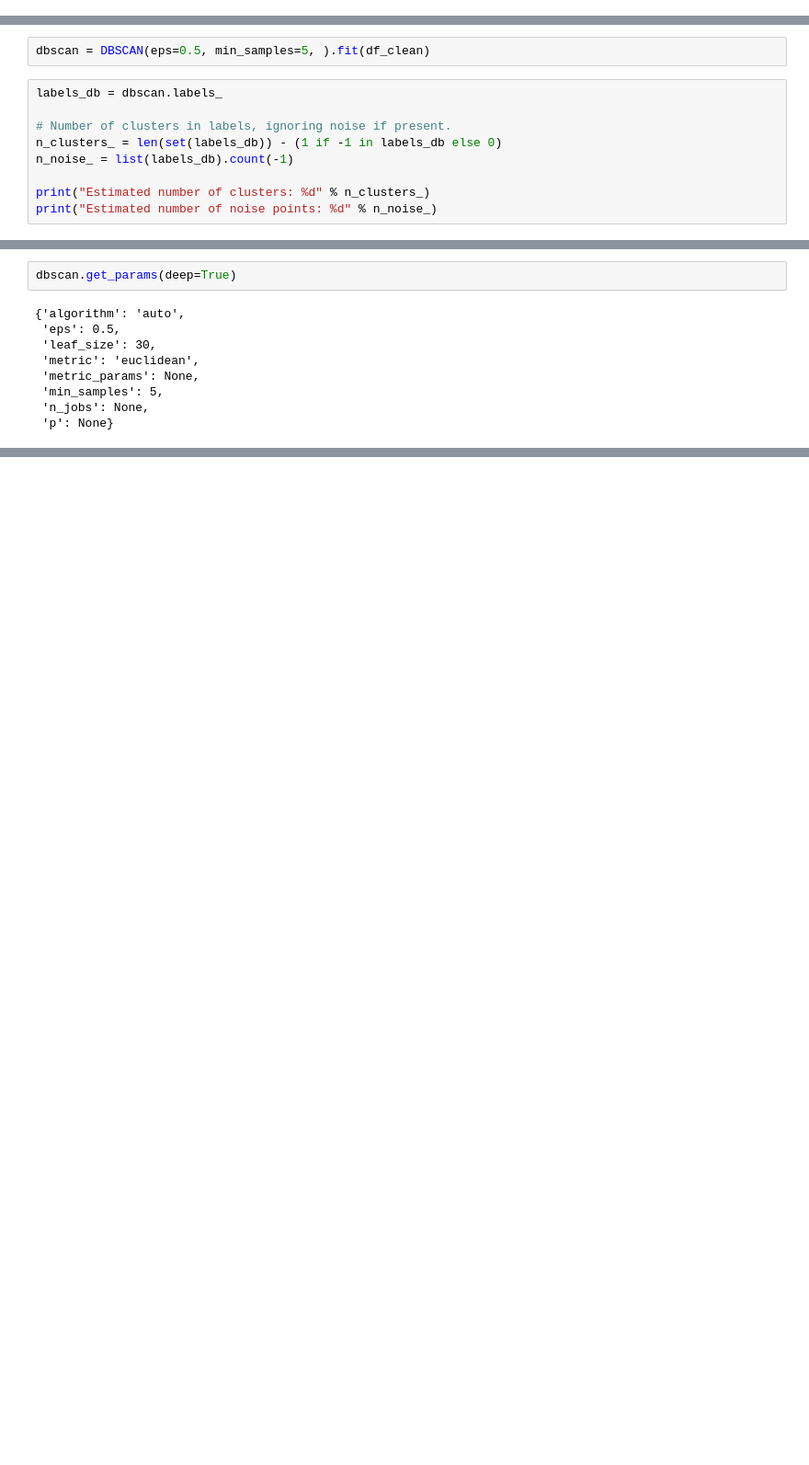
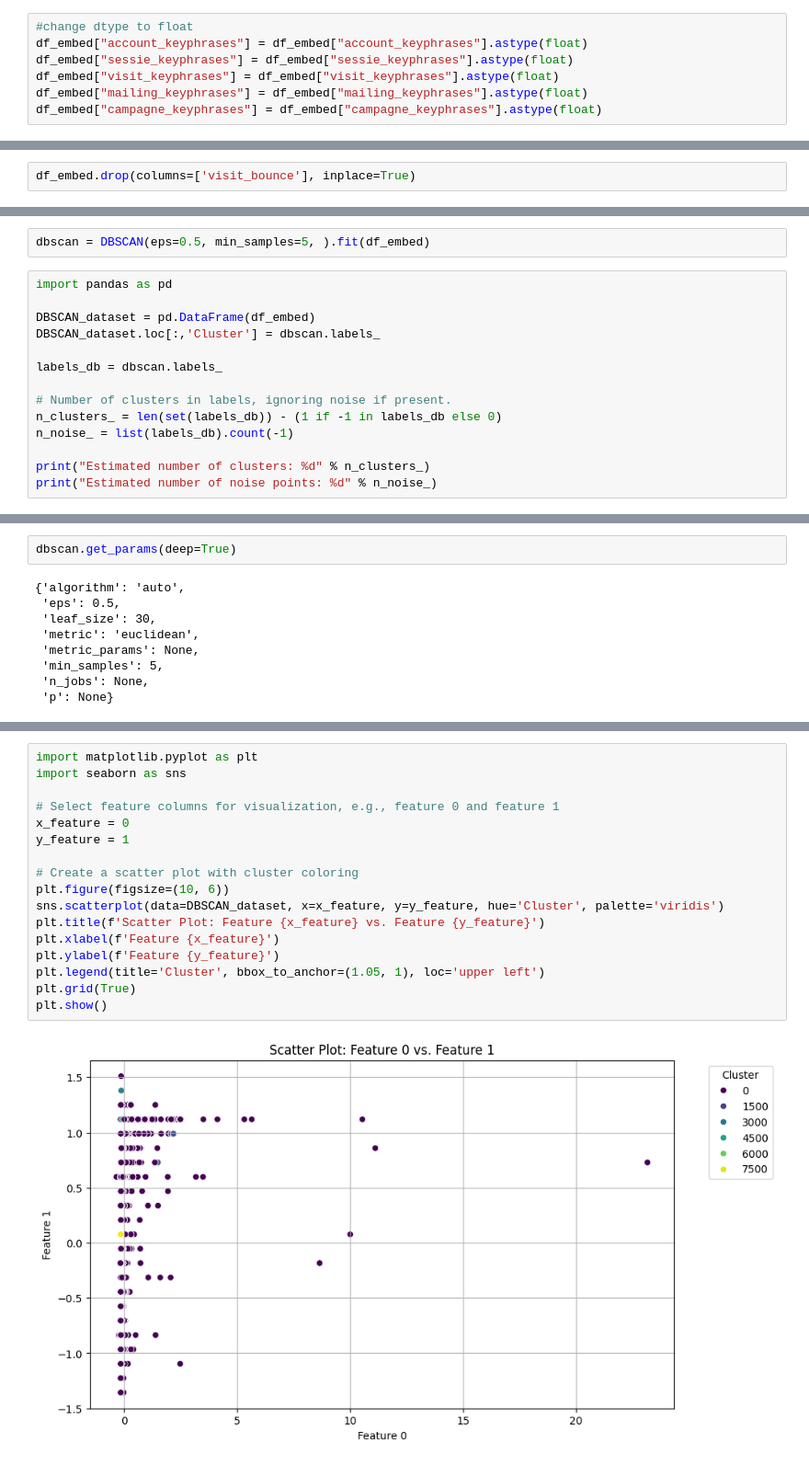
Before and after one commit to Floris-Buyse-FB/Data-Engineering-Project-2, a Jupyter notebook: scripts/AA_REC_SYSTEM_UNSUPERVISED copy.ipynb, the cells around one changed output, grey strips where cells are left out. Shown at 92% size. Saved outputs shown, nothing was run; the diff lists cells and outputs as text; blank space fills up the shorter version.

Commit message:
dbscan not good yet

```diff
--- a/scripts/AA_REC_SYSTEM_UNSUPERVISED copy.ipynb
+++ b/scripts/AA_REC_SYSTEM_UNSUPERVISED copy.ipynb
@@ -224,0 +229,7 @@ df_embed.to_csv('../data_clean/rec_system_embedded.csv', index=False)
+# %%
+#change dtype to float
+df_embed["account_keyphrases"] = df_embed["account_keyphrases"].astype(float)
+df_embed["sessie_keyphrases"] = df_embed["sessie_keyphrases"].astype(float)
+df_embed["visit_keyphrases"] = df_embed["visit_keyphrases"].astype(float)
+df_embed["mailing_keyphrases"] = df_embed["mailing_keyphrases"].astype(float)
+df_embed["campagne_keyphrases"] = df_embed["campagne_keyphrases"].astype(float)
@@ -224,0 +287,2 @@ df_embed.to_csv('../data_clean/rec_system_embedded.csv', index=False)
+# %%
+df_embed.drop(columns=['visit_bounce'], inplace=True)
@@ -231,6 +313,11 @@ ModuleNotFoundError: No module named 'sklearn'
 # %%
-dbscan = DBSCAN(eps=0.5, min_samples=5, ).fit(df_clean)
+dbscan = DBSCAN(eps=0.5, min_samples=5, ).fit(df_embed)
 # %%
+import pandas as pd
+
+DBSCAN_dataset = pd.DataFrame(df_embed)
+DBSCAN_dataset.loc[:,'Cluster'] = dbscan.labels_
+
 labels_db = dbscan.labels_
 
 # Number of clusters in labels, ignoring noise if present.
@@ -255,0 +388,19 @@ dbscan.get_params(deep=True)
+# %%
+import matplotlib.pyplot as plt
+import seaborn as sns
+
+# Select feature columns for visualization, e.g., feature 0 and feature 1
+x_feature = 0
+y_feature = 1
+
+# Create a scatter plot with cluster coloring
+plt.figure(figsize=(10, 6))
+sns.scatterplot(data=DBSCAN_dataset, x=x_feature, y=y_feature, hue='Cluster', palette='viridis')
+plt.title(f'Scatter Plot: Feature {x_feature} vs. Feature {y_feature}')
+plt.xlabel(f'Feature {x_feature}')
+plt.ylabel(f'Feature {y_feature}')
+plt.legend(title='Cluster', bbox_to_anchor=(1.05, 1), loc='upper left')
+plt.grid(True)
+plt.show()
+# %% [output]
+[figure, added]
```
Also changed, not shown: parts of 12 cells of this notebook.
